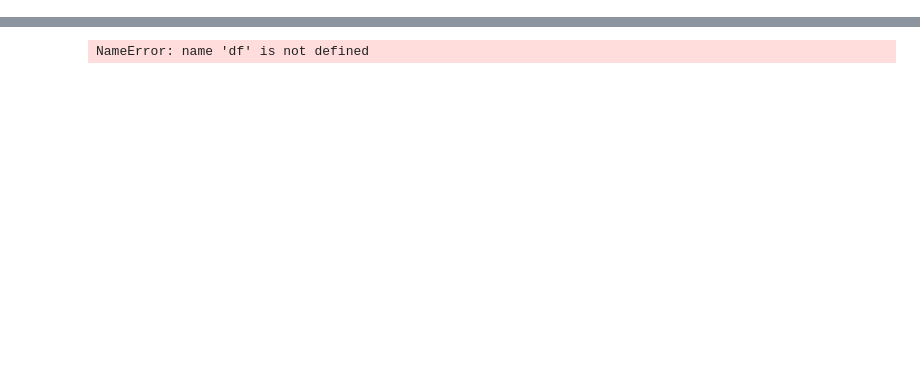
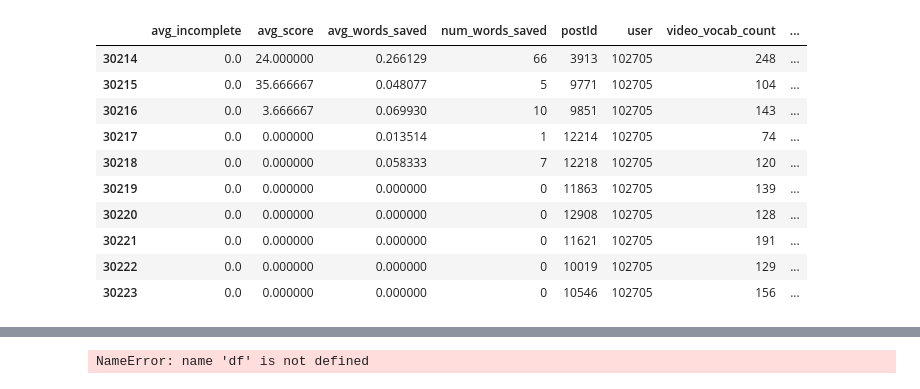
Before and after one commit to Hopenglish-Miners/data-exploration, a Jupyter notebook: jupyter-analysis/data-exploration.ipynb, the cells around one changed output, grey strips where cells are left out. Saved outputs shown, nothing was run; the diff lists cells and outputs as text; code cells hidden in the pictures; blank space fills up the shorter version.

```diff
--- a/jupyter-analysis/data-exploration.ipynb
+++ b/jupyter-analysis/data-exploration.ipynb
@@ -12,8 +12,8 @@ sns.set(color_codes=True)
 plt.style.use('ggplot')
 # %%
 def vocabSavedRange(dl):
-	#if dl == 0: return '0'
-	if 0 <= dl <= 1: return '0-1'
+	if dl == 0: return '0'
+	if 0 < dl <= 1: return '0(exclusive)-1'
 	elif 1 < dl <= 10: return '2-10'
 	elif 10 < dl <= 20: return '11-20'
 	elif 20 < dl <= 40: return '21-40'
@@ -42,44 +42,58 @@ def listenScoreRange(dl):
 # %%
 def numOfUsersbyAvgDictionarySize(preppedDataWithoutSection):
 	"""
 	More than half of students save an avg of 1-20% of words in their dictionaries
 	An avg. video vocab count is 239, so between 10 to 25 words is saved from video on average by most users
 	"""
 	df = pd.read_json(preppedDataWithoutSection) #read_json
 	df['avg_words_saved_perc'] = df['avg_words_saved'] * 100
-	df = df.groupby(['user']).mean() #avg overall words saved by user, get overall avg of individual averages per video
+	#df = df.groupby(['user']).mean() #avg overall words saved by user, get overall avg of individual averages per video
 	df['user_group'] = df['avg_words_saved_perc'].map(vocabSavedRange)
-	results = df.groupby(['user_group']).size()
-	return results
+	#results = df.groupby(['user_group']).size()
+	return df[df['user'] == 102705].head(10)
 
 values = numOfUsersbyAvgDictionarySize('prepped-wo-section.json')
-final = go.Bar(
-            x=values.values,
-            y=values.index,
-            orientation = 'h'
-)
-data = [final]
-layout = go.Layout(
-    title='Exploring students dictionary usage',
-    xaxis=dict(
-        title='# of students',
-        titlefont=dict(
-            family='Courier New, monospace',
-            size=18,
-            color='#7f7f7f'
-        )
-    ),
-    yaxis=dict(
-        title='Avg. % of words saved overall',
-        titlefont=dict(
-            family='Courier New, monospace',
-            size=18,
-            color='#7f7f7f'
-        )
-    )
-)
-fig = go.Figure(data=data, layout=layout)
-#plotl.iplot(fig, filename='numOfUsersbyAvgDictionarySize')
+values
+
+# final = go.Bar(
+#             x=values.values,
+#             y=values.index,
+#             orientation = 'h'
+# )
+# data = [final]
+# layout = go.Layout(
+#     title='Exploring students dictionary usage',
+#     xaxis=dict(
+#         title='# of students',
+#         titlefont=dict(
+#             family='Courier New, monospace',
+#             size=18,
+#             color='#7f7f7f'
+#         )
+#     ),
+#     yaxis=dict(
+#         title='Avg. % of words saved overall',
+#         titlefont=dict(
+#             family='Courier New, monospace',
+#             size=18,
+#             color='#7f7f7f'
+#         )
+#     )
+# )
+# fig = go.Figure(data=data, layout=layout)
+# plotl.iplot(fig, filename='numOfUsersbyAvgDictionarySize')
+# %% [output]
+|  | avg_incomplete | avg_score | avg_words_saved | num_words_saved | postId | user | video_vocab_count | ... |
+| 30214 | 0.0 | 24.000000 | 0.266129 | 66 | 3913 | 102705 | 248 | ... |
+| 30215 | 0.0 | 35.666667 | 0.048077 | 5 | 9771 | 102705 | 104 | ... |
+| 30216 | 0.0 | 3.666667 | 0.069930 | 10 | 9851 | 102705 | 143 | ... |
+| 30217 | 0.0 | 0.000000 | 0.013514 | 1 | 12214 | 102705 | 74 | ... |
+| 30218 | 0.0 | 0.000000 | 0.058333 | 7 | 12218 | 102705 | 120 | ... |
+| 30219 | 0.0 | 0.000000 | 0.000000 | 0 | 11863 | 102705 | 139 | ... |
+| 30220 | 0.0 | 0.000000 | 0.000000 | 0 | 12908 | 102705 | 128 | ... |
+| 30221 | 0.0 | 0.000000 | 0.000000 | 0 | 11621 | 102705 | 191 | ... |
+| 30222 | 0.0 | 0.000000 | 0.000000 | 0 | 10019 | 102705 | 129 | ... |
+| 30223 | 0.0 | 0.000000 | 0.000000 | 0 | 10546 | 102705 | 156 | ... |
 # %%
 def numOfUsersByScoreRange(preppedDataWithoutSection):
 	"""
```
Also changed, not shown: parts of 1 cell of this notebook, 6 other files.
